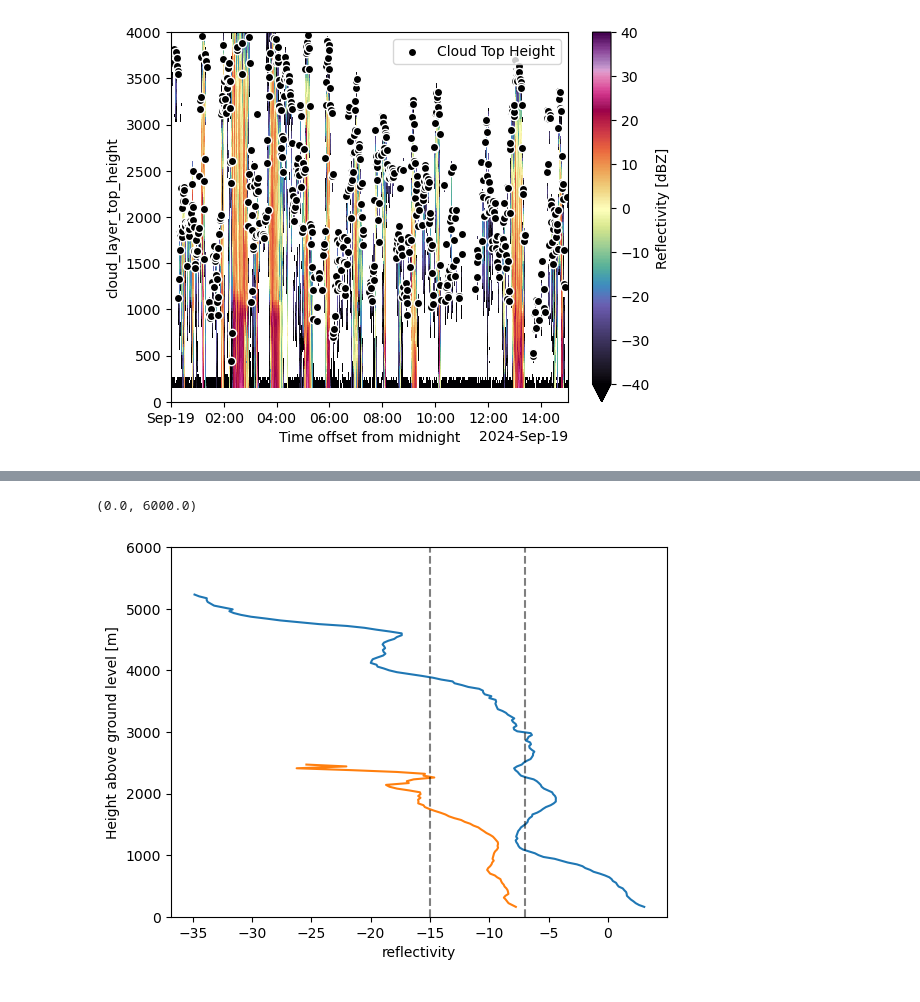
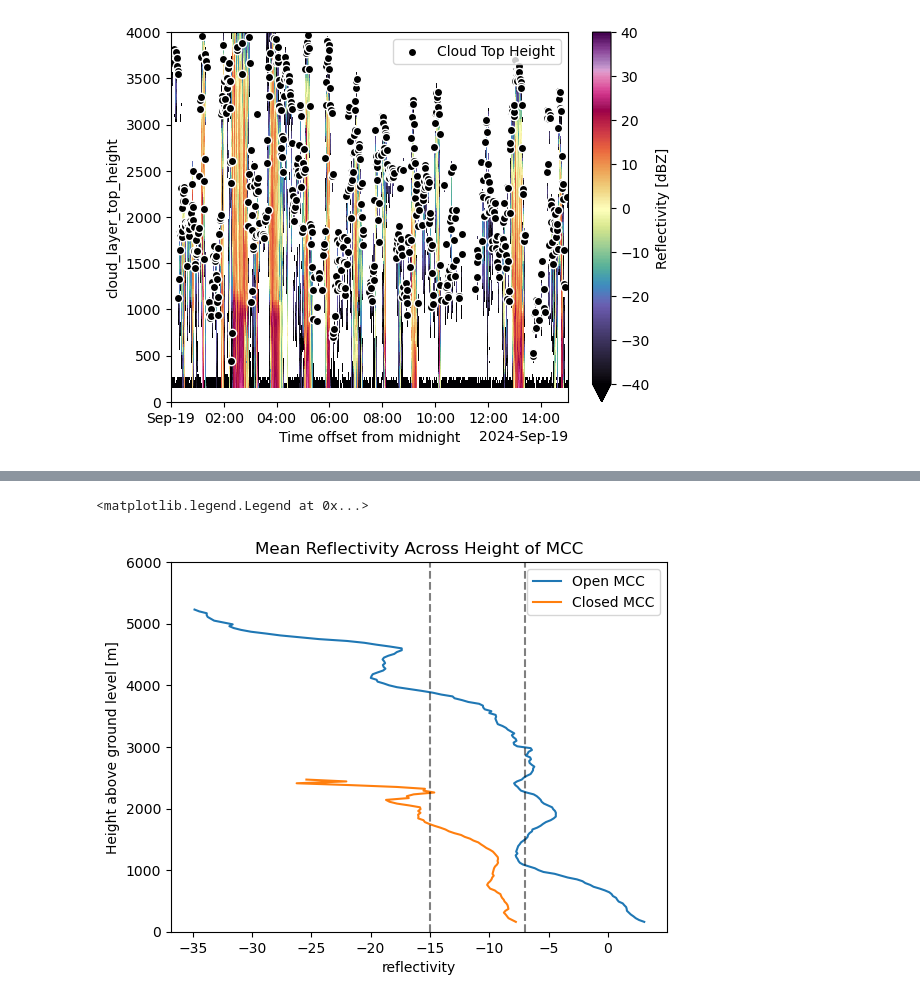
Before and after one commit to kyndrab/cape-k-mcc-clouds, a Jupyter notebook: notebooks/capek-workshop-mcc-clouds-kbuglione.ipynb, the cells around one changed output, grey strips where cells are left out. Saved outputs shown, nothing was run; the diff lists cells and outputs as text; code cells hidden in the pictures.

```diff
--- a/notebooks/capek-workshop-mcc-clouds-kbuglione.ipynb
+++ b/notebooks/capek-workshop-mcc-clouds-kbuglione.ipynb
@@ -158,30 +299,31 @@ plt.legend(loc='upper right')
 # %%
+# --- Mean of dBz for each height across all times
+
 # Let's read in the data using ACT and check out the data
 ds_kazrarscl = act.io.read_arm_netcdf(result[4])
 ds_kazrarscl2 = act.io.read_arm_netcdf(result[2])
 
 #create a subset of times to look at
 subset = ds_kazrarscl.sel(time=slice("2024-09-19T00:00", "2024-09-19T15:00"))
 subset2 = ds_kazrarscl2.sel(time=slice("2024-09-17T00:00", "2024-09-17T15:00"))
 
 cloud_dbz_mean = subset.reflectivity.where(subset.reflectivity > -35).mean(dim='time')
 cloud_dbz_mean2 = subset2.reflectivity.where(subset2.reflectivity > -35).mean(dim='time')
 
-#cloud_dbz_mean = subset.reflectivity.mean(dim='time')
-#cloud_dbz_mean2 = subset2.reflectivity.mean(dim='time')
-
 cloud_dbz_mean.plot(y='height')
 cloud_dbz_mean2.plot(y='height')
 
 plt.axvline(-15, c='black', linestyle='dashed', alpha = 0.5)
 plt.axvline(-7, c='black', linestyle='dashed', alpha = 0.5)
 
 plt.ylim(0,6000)
+plt.title('Mean Reflectivity Across Height of MCC')
+plt.legend(['Open MCC', 'Closed MCC'])
 
 #Huang et al. 2016
 # > -15dBz is drizzle
 # > -7dBz is rain
 # %% [output]
-(0.0, 6000.0)
+<matplotlib.legend.Legend at 0x...>
-[figure, old version]
+[figure, new version]
 # %%
```
Also changed, not shown: parts of 18 cells of this notebook.
